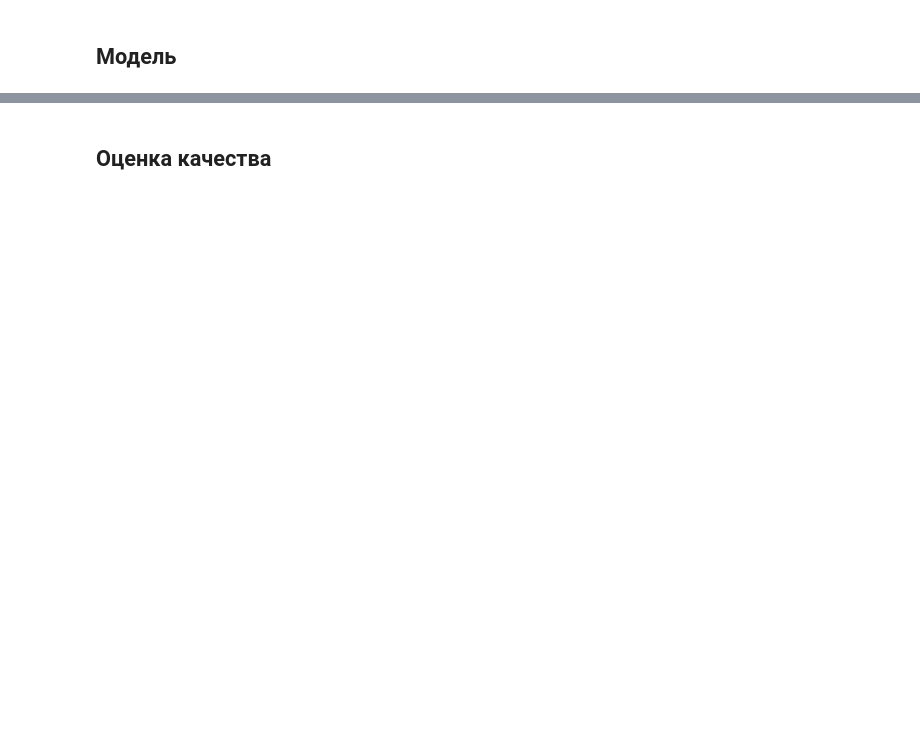
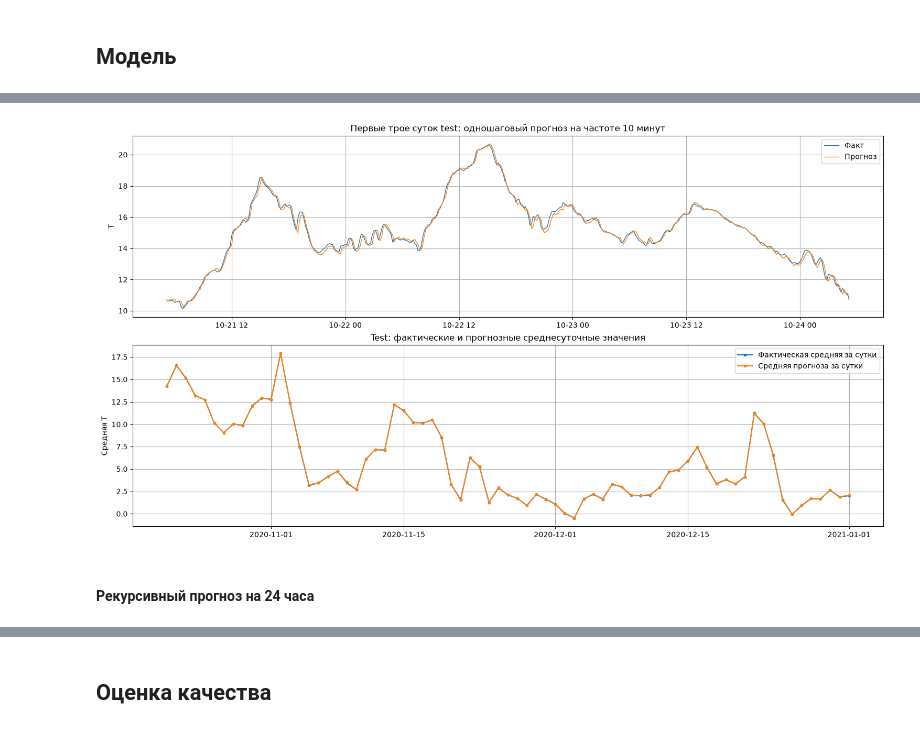
Before and after one commit to violllin/DOP_ML, a Jupyter notebook: dop.ipynb, the cells around one changed output, grey strips where cells are left out. Drawn from its saved outputs; the diff is of its cells as text; code cells hidden in the pictures; blank space fills up the shorter version.

```diff
--- a/dop.ipynb
+++ b/dop.ipynb
@@ -191,0 +360,24 @@ display(monthly_stats.round(2))
+# %%
+model = new_model()
+model.fit(X_train, y_train)
+train_pred = model.predict(X_train)
+test_pred = model.predict(X_test)
+
+train_metrics = regression_metrics(y_train, train_pred)
+test_metrics = regression_metrics(y_test, test_pred)
+main_metrics = pd.DataFrame({
+    "Train (in-sample)": train_metrics,
+    "Test (one-step, rolling)": test_metrics,
+}).T
+print("Одношаговый прогноз: train и test")
+display(main_metrics.round(4))
+
+mape_coverage = float((np.abs(y_test.to_numpy()) >= 1.0).mean() * 100)
+print(f"MAPE рассчитана только для test-точек с |T| >= 1 °C: {mape_coverage:.1f}% тестовых наблюдений попали в этот расчёт.")
+
+# Таблица ошибок понадобится для дальнейшего разбора.
+test_results = pd.DataFrame({"actual": y_test, "prediction": test_pred}, index=y_test.index)
+test_results["error"] = test_results["actual"] - test_results["prediction"]
+test_results["abs_error"] = test_results["error"].abs()
+test_results["hour"] = test_results.index.hour
+test_results["month"] = test_results.index.month
@@ -191,0 +390,22 @@ display(monthly_stats.round(2))
+# %%
+fig, axes = plt.subplots(2, 1, figsize=(15, 8), constrained_layout=True)
+zoom_end = test_results.index[0] + pd.Timedelta(days=3)
+zoom = test_results.loc[:zoom_end]
+axes[0].plot(zoom.index, zoom["actual"], label="Факт", linewidth=1.0)
+axes[0].plot(zoom.index, zoom["prediction"], label="Прогноз", linewidth=1.0)
+axes[0].set_title("Первые трое суток test: одношаговый прогноз на частоте 10 минут")
+axes[0].set_ylabel("T")
+axes[0].legend()
+
+actual_daily_test = test_results["actual"].resample("D").mean()
+pred_daily_test = test_results["prediction"].resample("D").mean()
+axes[1].plot(actual_daily_test.index, actual_daily_test.values, marker=".", label="Фактическая средняя за сутки")
+axes[1].plot(pred_daily_test.index, pred_daily_test.values, marker=".", label="Средняя прогноза за сутки")
+axes[1].set_title("Test: фактические и прогнозные среднесуточные значения")
+axes[1].set_ylabel("Средняя T")
+axes[1].legend()
+plt.show()
+# %% [output]
+[figure, added]
+# %% [markdown]
+#### Рекурсивный прогноз на 24 часа
```
Also changed, not shown: parts of 32 cells of this notebook.
